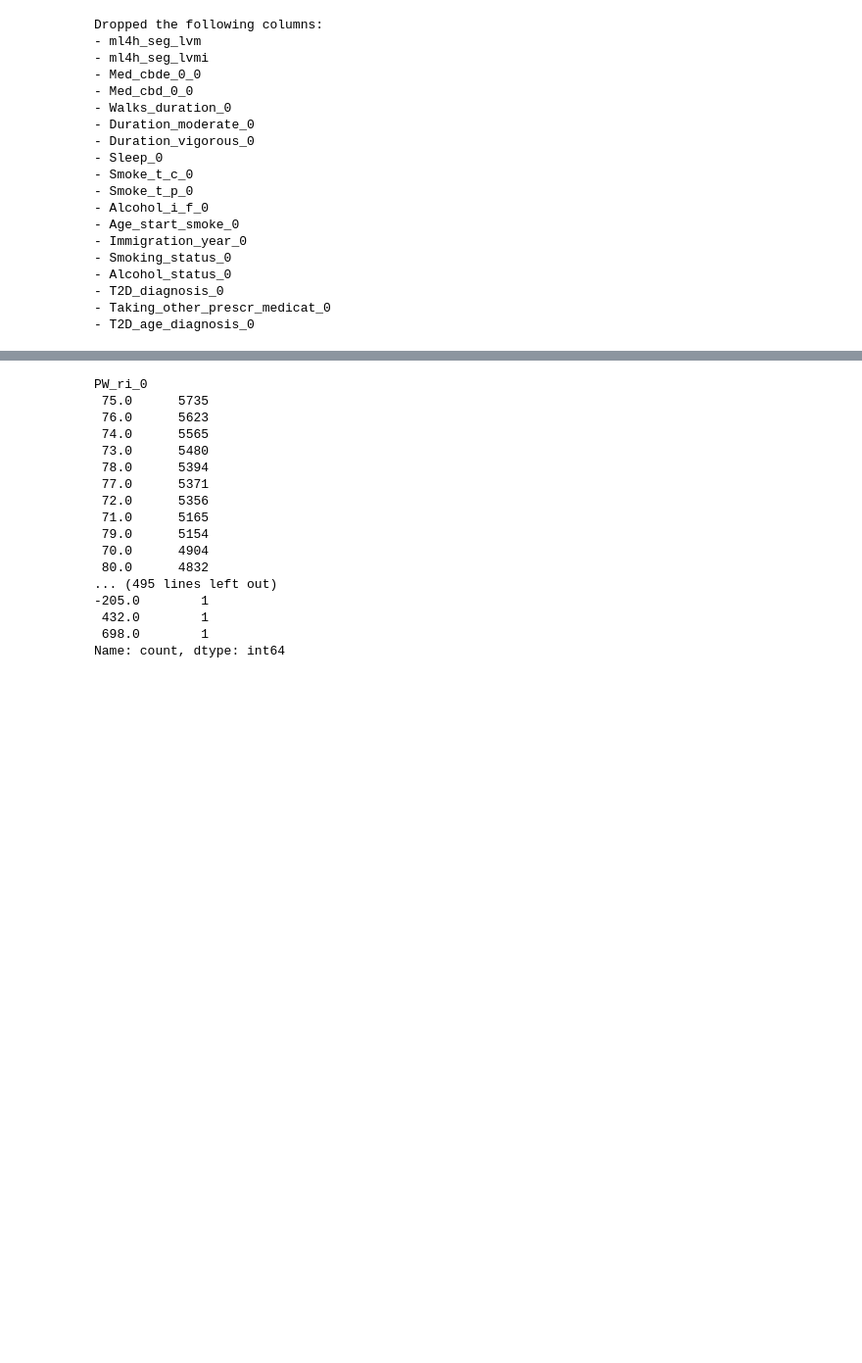
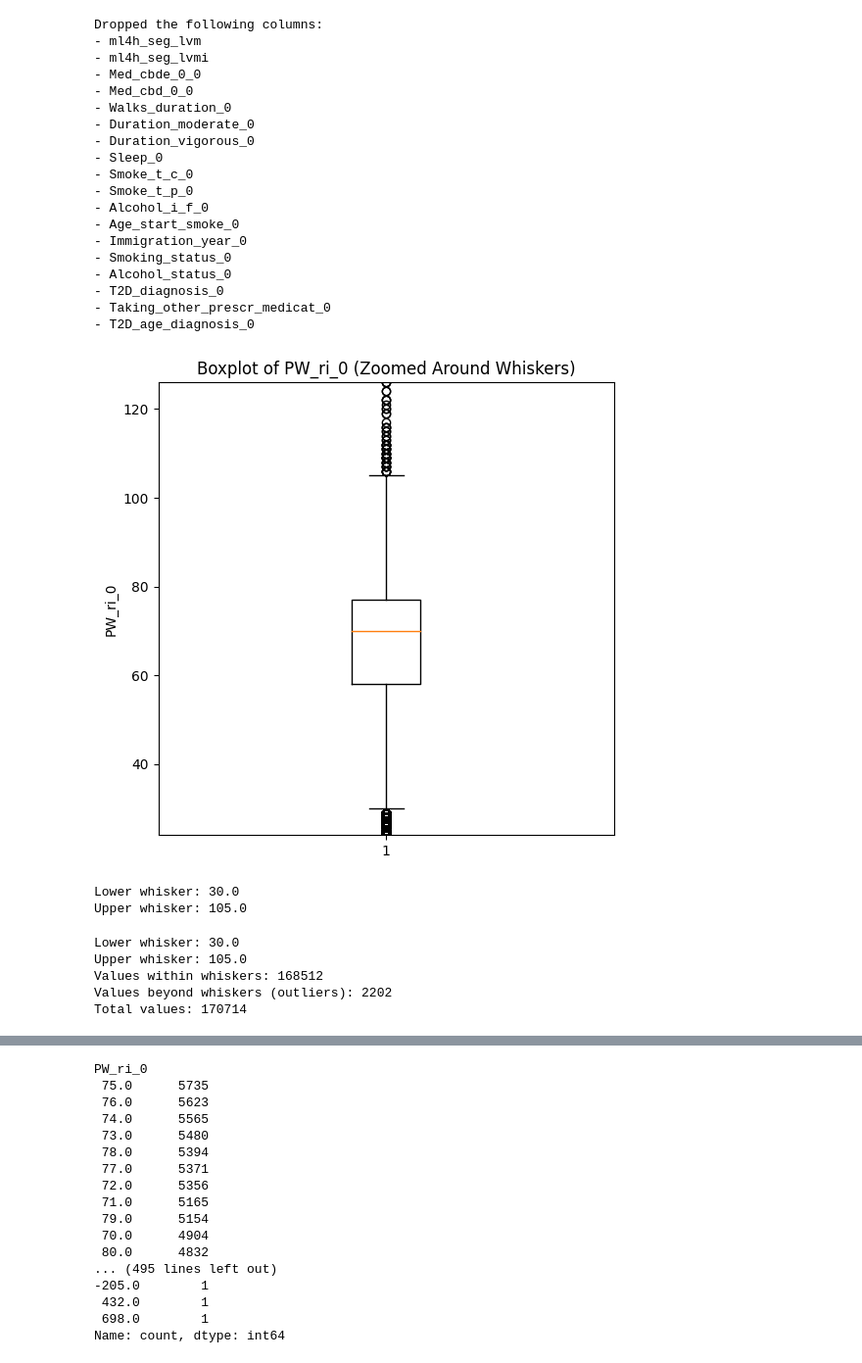
Before and after one commit to Angelido/clinical-data-encoding_vae, a Jupyter notebook: src/UKDataPreparation/cleaningData.ipynb, the cells around one changed output, grey strips where cells are left out. Shown at 98% size. Saved outputs shown, nothing was run; the diff lists cells and outputs as text; code cells hidden in the pictures; blank space fills up the shorter version.

Commit message:
update data cleaning

```diff
--- a/src/UKDataPreparation/cleaningData.ipynb
+++ b/src/UKDataPreparation/cleaningData.ipynb
@@ -592,3 +657,69 @@ Dropped the following columns:
 - T2D_diagnosis_0
 - Taking_other_prescr_medicat_0
 - T2D_age_diagnosis_0
+# %%
+import matplotlib.pyplot as plt
+import numpy as np
+
+# Extract PW_ri_0 without missing values
+pw = data["PW_ri_0"].dropna()
+
+# Create a temporary boxplot to read whiskers without showing the plot
+fig, ax = plt.subplots()
+bp = ax.boxplot(pw, vert=True, showfliers=True)
+plt.close(fig)
+
+# Extract whiskers (lower/upper non-outlier limits)
+whiskers = [item.get_ydata()[1] for item in bp['whiskers']]
+lower_w, upper_w = whiskers
+
+# Define zoom window around the whiskers (±20%)
+padding = 0.20
+ymin = lower_w - abs(lower_w) * padding
+ymax = upper_w + abs(upper_w) * padding
+
+# Plot zoomed boxplot
+plt.figure(figsize=(6, 6))
+plt.boxplot(pw, vert=True, showfliers=True)
+plt.ylim(ymin, ymax)
+plt.title("Boxplot of PW_ri_0 (Zoomed Around Whiskers)")
+plt.ylabel("PW_ri_0")
+plt.show()
+
+print("Lower whisker:", lower_w)
+print("Upper whisker:", upper_w)
+# %% [output]
+[figure, added]
+Lower whisker: 30.0
+Upper whisker: 105.0
+# %%
+import matplotlib.pyplot as plt
+
+pw = data["PW_ri_0"].dropna()
+
+# Get whiskers from a temporary boxplot
+fig, ax = plt.subplots()
+bp = ax.boxplot(pw, vert=True, showfliers=True)
+plt.close(fig)
+
+lower_w, upper_w = [item.get_ydata()[1] for item in bp['whiskers']]
+
+# Count values within whiskers
+within_whiskers = pw[(pw >= lower_w) & (pw <= upper_w)]
+num_within = within_whiskers.size
+
+# Count outliers
+outliers = pw[(pw < lower_w) | (pw > upper_w)]
+num_outliers = outliers.size
+
+print("Lower whisker:", lower_w)
+print("Upper whisker:", upper_w)
+print("Values within whiskers:", num_within)
+print("Values beyond whiskers (outliers):", num_outliers)
+print("Total values:", pw.size)
+# %% [output]
+Lower whisker: 30.0
+Upper whisker: 105.0
+Values within whiskers: 168512
+Values beyond whiskers (outliers): 2202
+Total values: 170714
```
Also changed, not shown: parts of 4 cells of this notebook.
